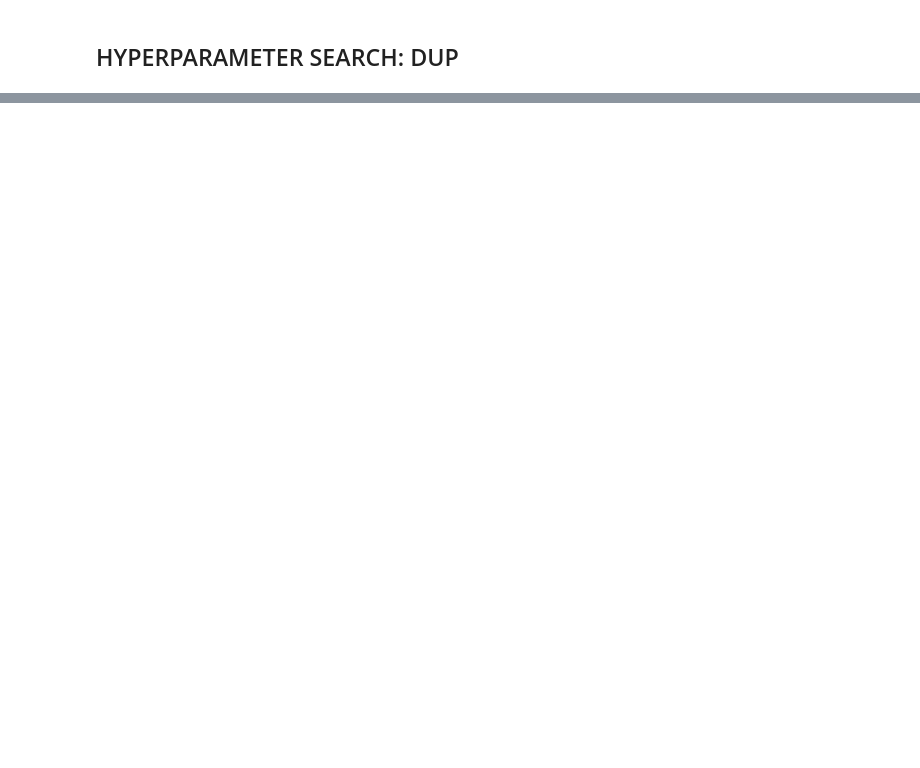
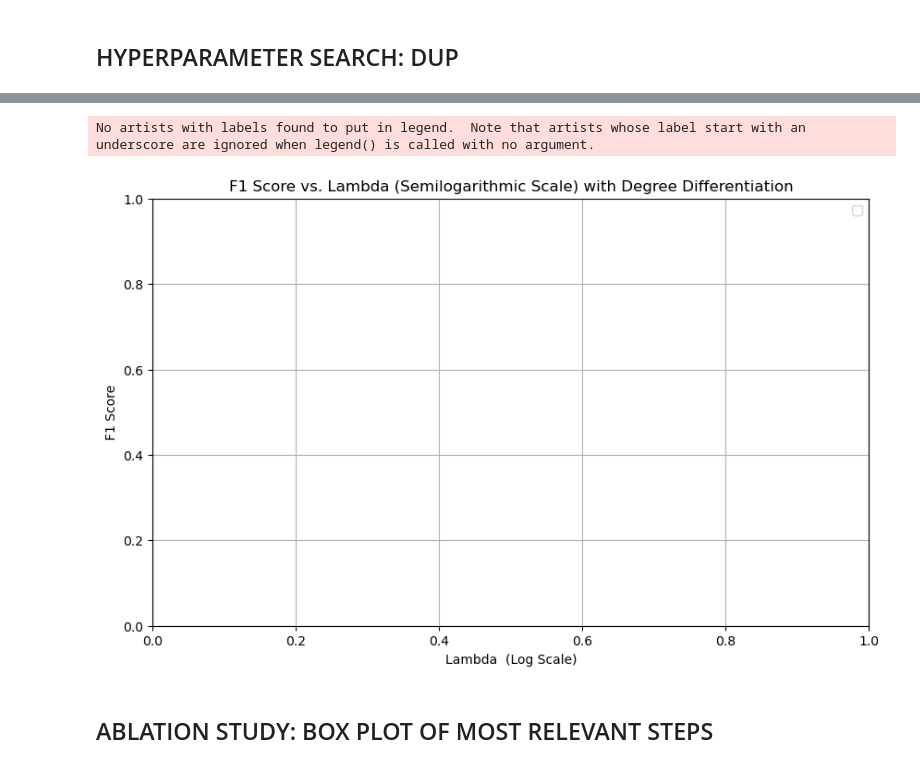
Before and after one commit to epfml/ml-project-1-apashe, a Jupyter notebook: plots.ipynb, the cells around one changed output, grey strips where cells are left out. Cells and saved outputs as stored; diff of their text form; code cells hidden in the pictures; blank space fills up the shorter version.

```diff
--- a/plots.ipynb
+++ b/plots.ipynb
@@ -201,0 +179,31 @@ x_tr_sp, x_val_sp, y_tr_sp, y_val_sp = split_data(x_tr_dk, y_tr_raw, ratio=0.8,
+# %%
+"""PLOTTING F1 VS LAMBDA WITH DEGRES DIFFERENTIATION"""
+
+# 'top_10_results' contains the results
+lambdas = [result['Lambda'] for result in top_10_results]
+f1_scores = [result['F1 Score'] for result in top_10_results]
+degrees = [result['Degree'] for result in top_10_results]
+
+# Sort the results by lambda for connected lines
+sorted_indices = np.argsort(lambdas)
+lambdas = np.array(lambdas)[sorted_indices]
+f1_scores = np.array(f1_scores)[sorted_indices]
+degrees = np.array(degrees)[sorted_indices]
+
+# Create a semilog plot with lambda on the x-axis and F1 score on the y-axis
+plt.figure(figsize=(10, 6))
+for degree in set(degrees):
+    degree_indices = np.where(degrees == degree)
+    plt.semilogx(lambdas[degree_indices], f1_scores[degree_indices], marker='o', label=f'Degree {degree}')
+
+plt.xlabel('Lambda  (Log Scale)')
+plt.ylabel('F1 Score')
+plt.title('F1 Score vs. Lambda (Semilogarithmic Scale) with Degree Differentiation')
+plt.grid(True)
+plt.legend()
+plt.show()
+# %% [output]
+No artists with labels found to put in legend.  Note that artists whose label start with an underscore are ignored when legend() is called with no argument.
+[figure, added]
+# %% [markdown]
+## ABLATION STUDY: BOX PLOT OF MOST RELEVANT STEPS
```
Also changed, not shown: parts of 30 cells of this notebook.
